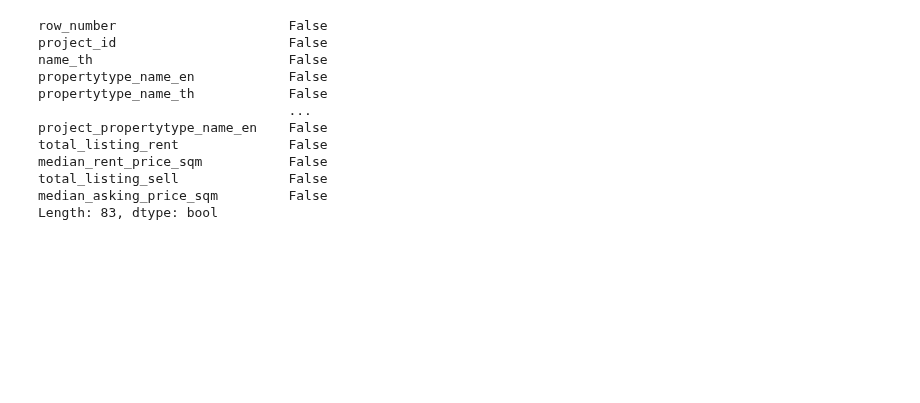
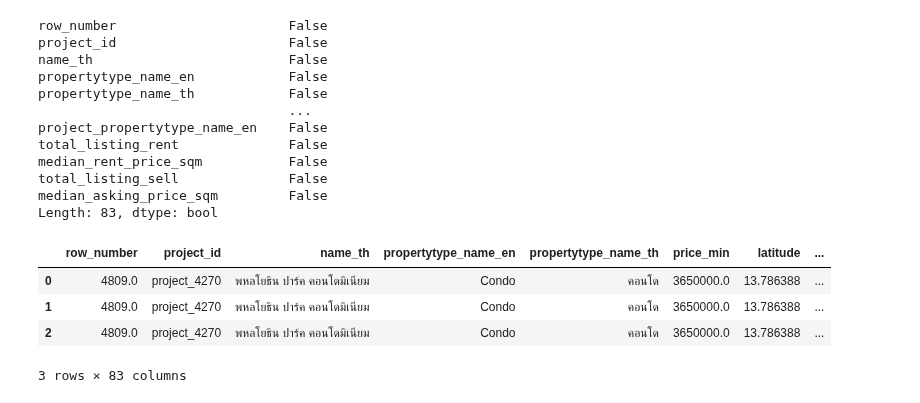
Before and after one commit to Nattakonjpg/BasicProg_DataViz65, a Jupyter notebook: Part1_Clean_Data.ipynb, the cells around one changed output. Saved outputs shown, nothing was run; the diff lists cells and outputs as text; code cells hidden in the pictures; blank space fills up the shorter version.

Commit message:
Data All Clean for Project

```diff
--- a/Part1_Clean_Data.ipynb
+++ b/Part1_Clean_Data.ipynb
@@ -1907,5 +1907,13 @@ median_rent_price_sqm           False
 total_listing_sell              False
 median_asking_price_sqm         False
 Length: 83, dtype: bool
+# %%
+table_merge10.head(3)
+# %% [output]
+|  | row_number | project_id | name_th | propertytype_name_en | propertytype_name_th | price_min | latitude | ... |
+| 0 | 4809.0 | project_4270 | พหลโยธิน ปาร์ค คอนโดมิเนียม | Condo | คอนโด | 3650000.0 | 13.786388 | ... |
+| 1 | 4809.0 | project_4270 | พหลโยธิน ปาร์ค คอนโดมิเนียม | Condo | คอนโด | 3650000.0 | 13.786388 | ... |
+| 2 | 4809.0 | project_4270 | พหลโยธิน ปาร์ค คอนโดมิเนียม | Condo | คอนโด | 3650000.0 | 13.786388 | ... |
+3 rows × 83 columns
 # %%
 table_merge10.to_csv("table_clean.csv", index=False)
```
